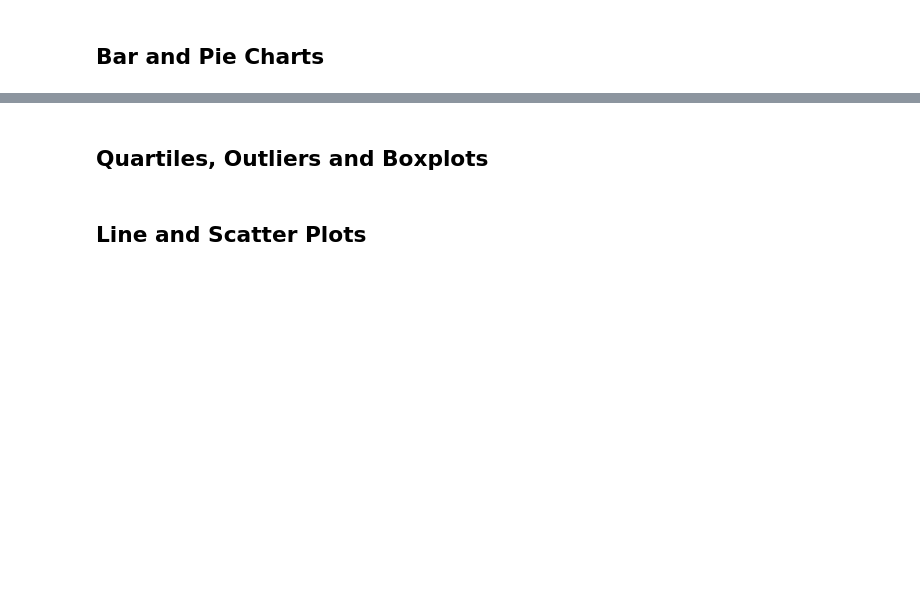
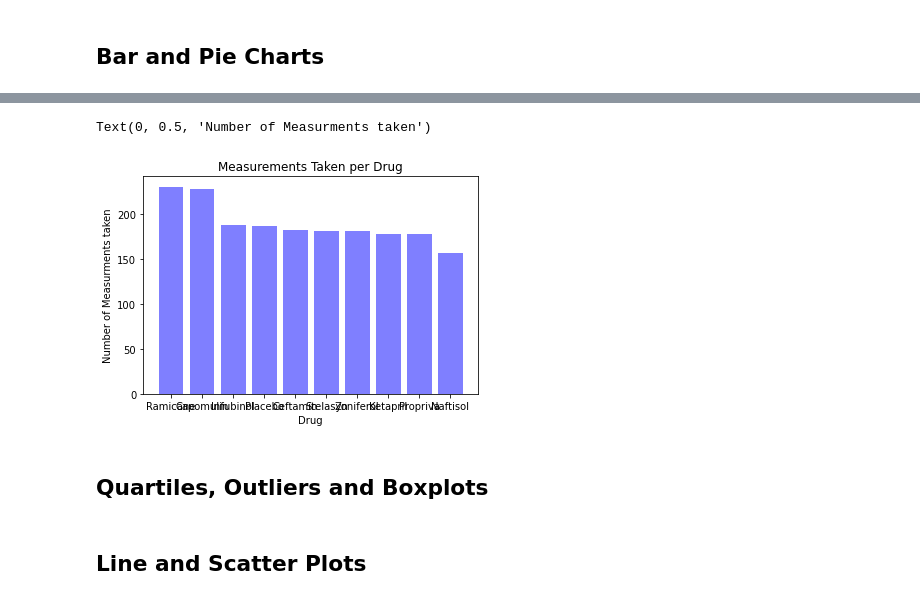
Before and after one commit to mattinglyjen/Matplotlib, a Jupyter notebook: Instructions/Pymaceuticals/pymaceuticals_starter.ipynb, the cells around one changed output, grey strips where cells are left out. Saved outputs shown, nothing was run; the diff lists cells and outputs as text; code cells hidden in the pictures; blank space fills up the shorter version.

```diff
--- a/Instructions/Pymaceuticals/pymaceuticals_starter.ipynb
+++ b/Instructions/Pymaceuticals/pymaceuticals_starter.ipynb
@@ -75,6 +87,9 @@ len(pd.unique(combine_mouse_data["Mouse ID"]))
 249
 # %% [markdown]
 ## Summary Statistics
+# %%
+tumor_vol = mouse_dedupe[["Drug Regimen", "Tumor Volume (mm3)"]]
+drugs= tumor_vol["Drug Regimen"].unique()
 # %%
 # Generate a summary statistics table of mean, median, variance, standard deviation, and SEM of the tumor volume for each regimen
 
@@ -89,3 +135,6 @@ len(pd.unique(combine_mouse_data["Mouse ID"]))
 ## Bar and Pie Charts
 # %%
 # Generate a bar plot showing the total number of measurements taken on each drug regimen using pandas.
+
+drug_counts = mouse_dedupe['Drug Regimen'].value_counts()
+drug_counts
@@ -92,5 +153,15 @@ len(pd.unique(combine_mouse_data["Mouse ID"]))
 # %%
 # Generate a bar plot showing the total number of measurements taken on each drug regimen using pyplot.
+
+drug_counts = drug_counts
+x_axis = drugs
+plt.bar(x_axis, drug_counts, color = 'b', alpha= 0.5, align= "center")
+plt.title ("Measurements Taken per Drug")
+plt.xlabel("Drug")
+plt.ylabel("Number of Measurments taken")
+# %% [output]
+Text(0, 0.5, 'Number of Measurments taken')
+[figure, added]
 # %%
 # Generate a pie plot showing the distribution of female versus male mice using pandas
 # %%
```
Also changed, not shown: parts of 5 cells of this notebook.
